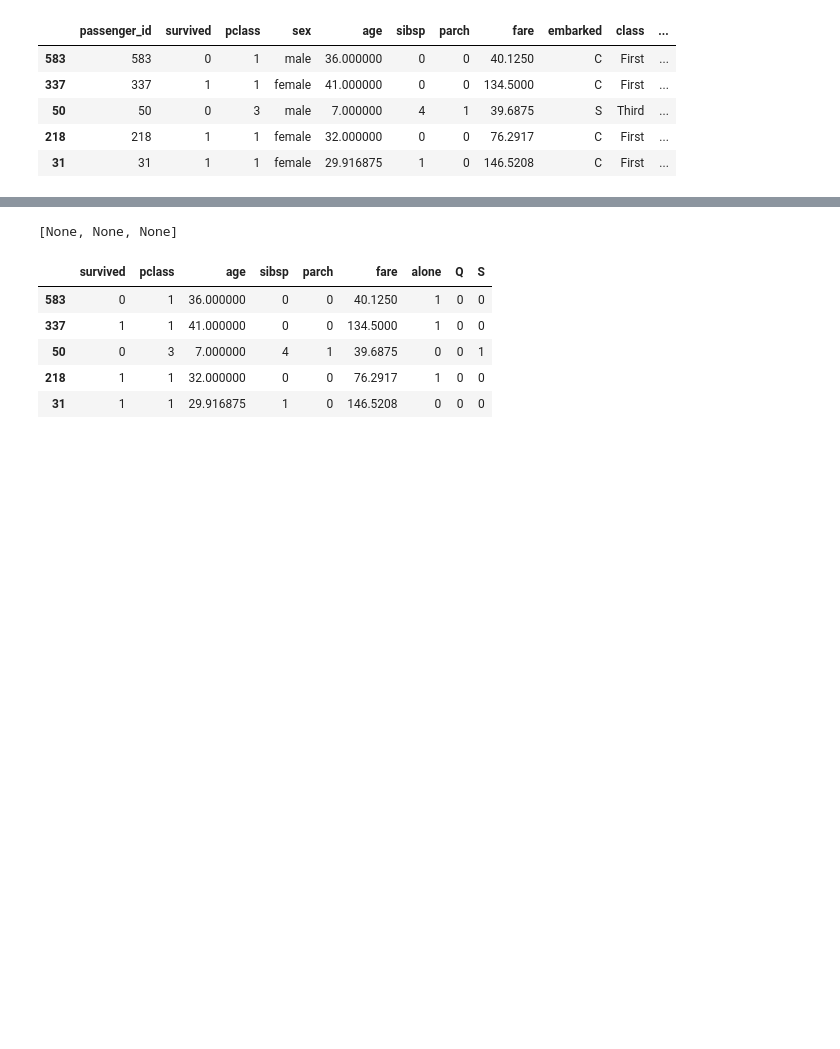
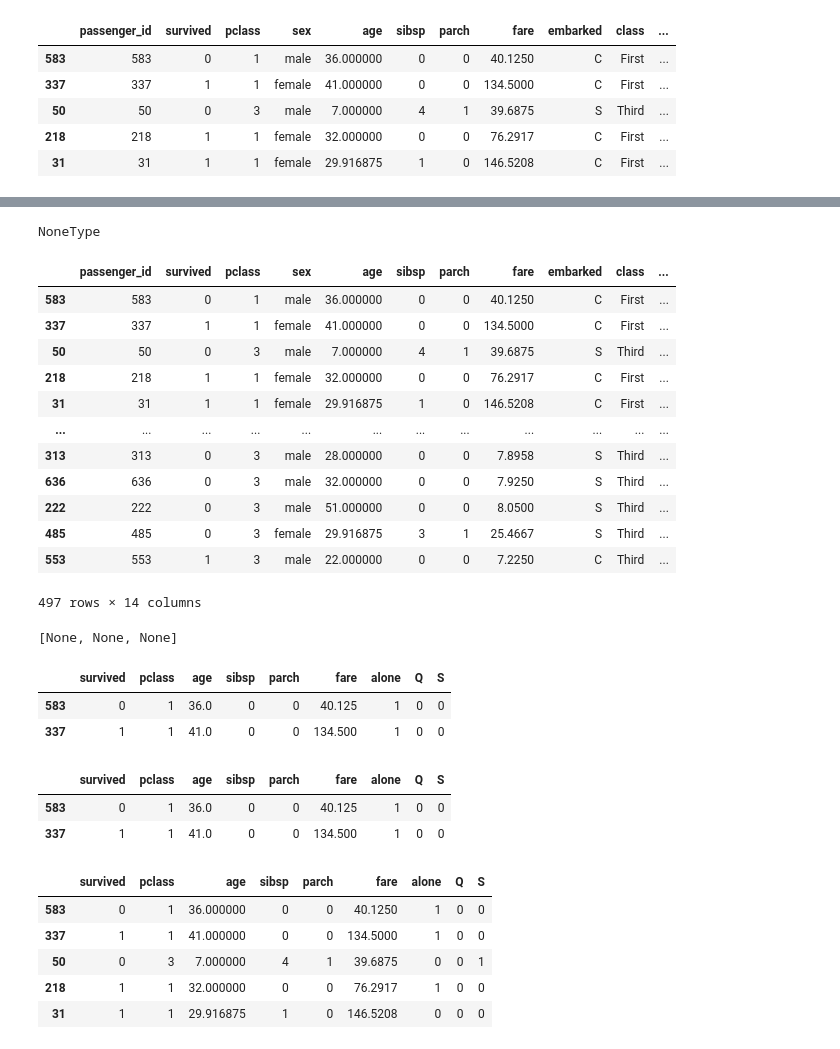
Before and after one commit to CodeupClassroom/innis-classification-exercises, a Jupyter notebook: DT_Review.ipynb, the cells around one changed output, grey strips where cells are left out. Cells and saved outputs as stored; diff of their text form; code cells hidden in the pictures; blank space fills up the shorter version.

```diff
--- a/DT_Review.ipynb
+++ b/DT_Review.ipynb
@@ -32,0 +44,2 @@ drops = ['sex', 'class','embarked', 'embark_town', 'passenger_id']
+# %%
+train['dumbcol'] = 'hamsandwich'
@@ -33 +64,21 @@ drops = ['sex', 'class','embarked', 'embark_town', 'passenger_id']
+# %%
+type(dumbvar)
+# %% [output]
+NoneType
+# %%
+train
+# %% [output]
+|  | passenger_id | survived | pclass | sex | age | sibsp | parch | fare | embarked | class | ... |
+| 583 | 583 | 0 | 1 | male | 36.000000 | 0 | 0 | 40.1250 | C | First | ... |
+| 337 | 337 | 1 | 1 | female | 41.000000 | 0 | 0 | 134.5000 | C | First | ... |
+| 50 | 50 | 0 | 3 | male | 7.000000 | 4 | 1 | 39.6875 | S | Third | ... |
+| 218 | 218 | 1 | 1 | female | 32.000000 | 0 | 0 | 76.2917 | C | First | ... |
+| 31 | 31 | 1 | 1 | female | 29.916875 | 1 | 0 | 146.5208 | C | First | ... |
+| ... | ... | ... | ... | ... | ... | ... | ... | ... | ... | ... | ... |
+| 313 | 313 | 0 | 3 | male | 28.000000 | 0 | 0 | 7.8958 | S | Third | ... |
+| 636 | 636 | 0 | 3 | male | 32.000000 | 0 | 0 | 7.9250 | S | Third | ... |
+| 222 | 222 | 0 | 3 | male | 51.000000 | 0 | 0 | 8.0500 | S | Third | ... |
+| 485 | 485 | 0 | 3 | female | 29.916875 | 3 | 1 | 25.4667 | S | Third | ... |
+| 553 | 553 | 1 | 3 | male | 22.000000 | 0 | 0 | 7.2250 | C | Third | ... |
+497 rows × 14 columns
 # %%
@@ -36,0 +91,7 @@ drops = ['sex', 'class','embarked', 'embark_town', 'passenger_id']
+# %%
+# looking at our training dataset:
+train.head(2)
+# %% [output]
+|  | survived | pclass | age | sibsp | parch | fare | alone | Q | S |
+| 583 | 0 | 1 | 36.0 | 0 | 0 | 40.125 | 1 | 0 | 0 |
+| 337 | 1 | 1 | 41.0 | 0 | 0 | 134.500 | 1 | 0 | 0 |
@@ -37,3 +113,9 @@ drops = ['sex', 'class','embarked', 'embark_town', 'passenger_id']
+# %%
+train.head(2)
+# %% [output]
+|  | survived | pclass | age | sibsp | parch | fare | alone | Q | S |
+| 583 | 0 | 1 | 36.0 | 0 | 0 | 40.125 | 1 | 0 | 0 |
+| 337 | 1 | 1 | 41.0 | 0 | 0 | 134.500 | 1 | 0 | 0 |
 # %%
 train.head()
 # %% [output]
```
Also changed, not shown: parts of 41 cells of this notebook, 2 other files.
